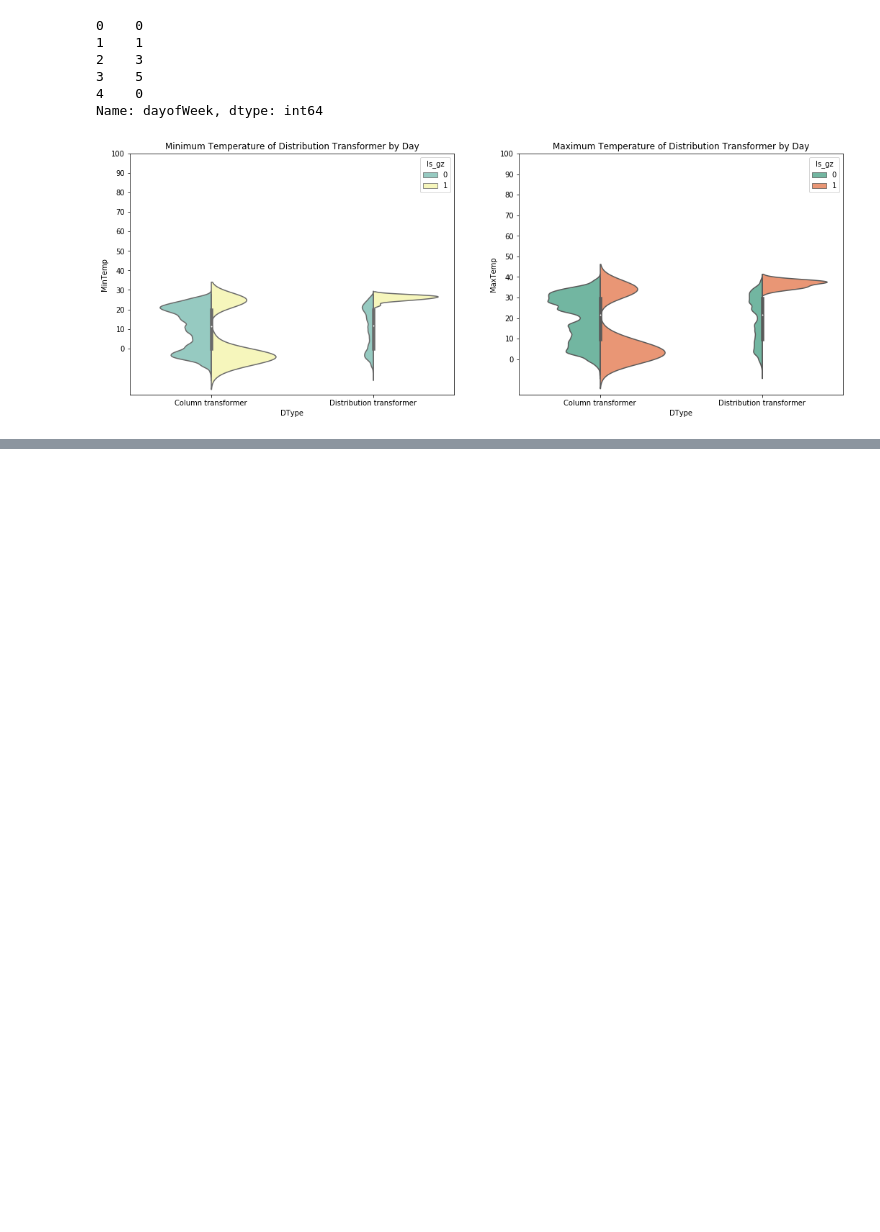
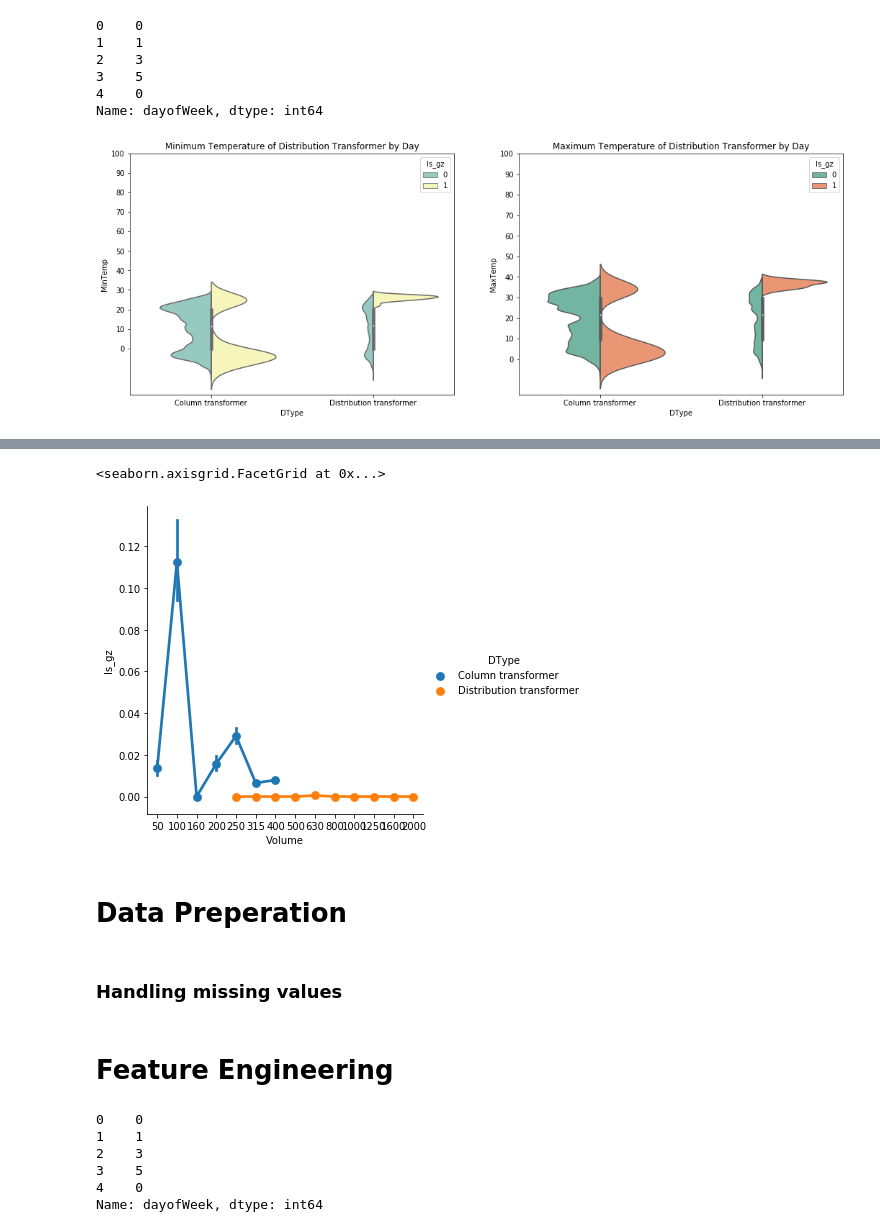
Before and after one commit to choowengyan/CAIIC, a Jupyter notebook: Prediction.ipynb, the cells around one changed output, grey strips where cells are left out. Drawn from its saved outputs; the diff is of its cells as text; code cells hidden in the pictures; blank space fills up the shorter version.

```diff
--- a/Prediction.ipynb
+++ b/Prediction.ipynb
@@ -205,0 +255,9 @@ plt.show()
+# %%
+sns.factorplot('Volume','Is_gz','DType', data=df_train)
+# %% [output]
+<seaborn.axisgrid.FacetGrid at 0x...>
+[figure, added]
+# %% [markdown]
+# Data Preperation
+# %% [markdown]
+### Handling missing values
@@ -205,0 +267,18 @@ plt.show()
+# %% [markdown]
+# Feature Engineering
+# %%
+#convert DDate into Datetime function
+df_train['DDate'] =pd.to_datetime(df_train.DDate, format='%Y/%m/%d')
+
+#extract day of week
+df_train['dayofWeek'] = df_train['DDate'].dt.dayofweek
+df_train['dayofWeek'].head()
+
+# 0 = Monday
+# %% [output]
+0    0
+1    1
+2    3
+3    5
+4    0
+Name: dayofWeek, dtype: int64
```
Also changed, not shown: parts of 4 cells of this notebook.
